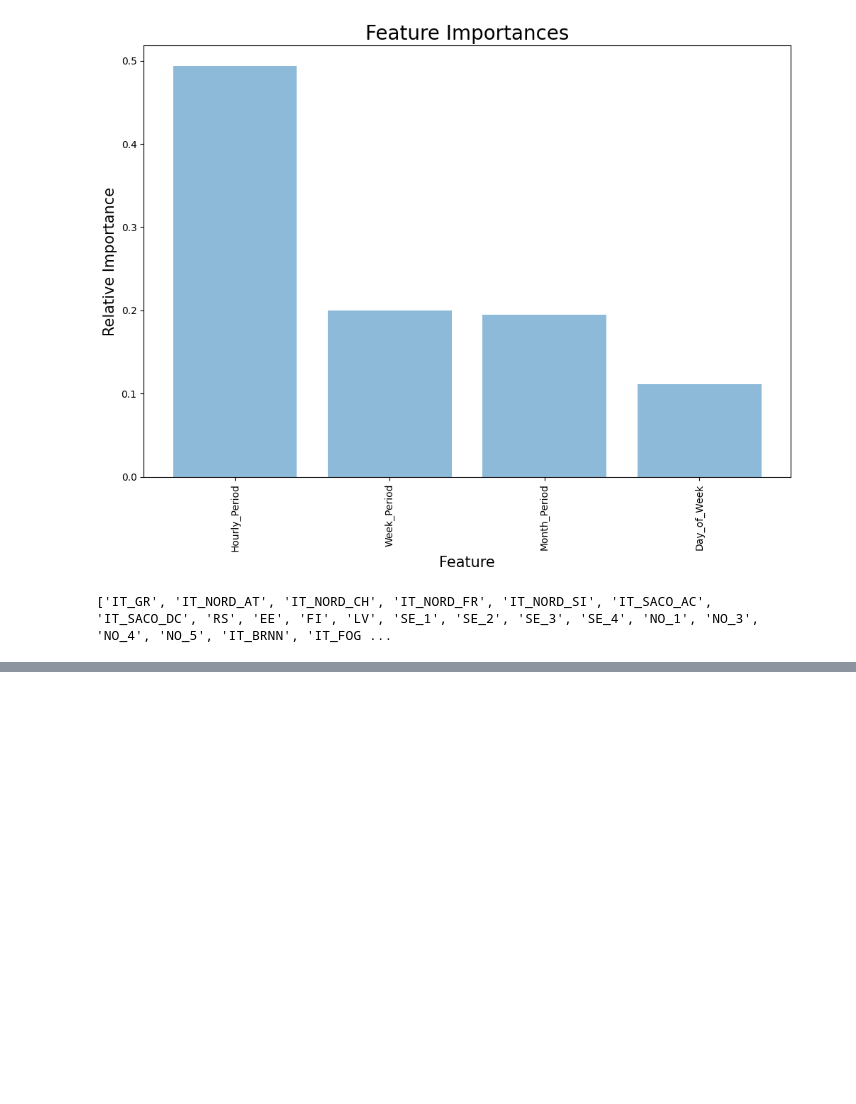
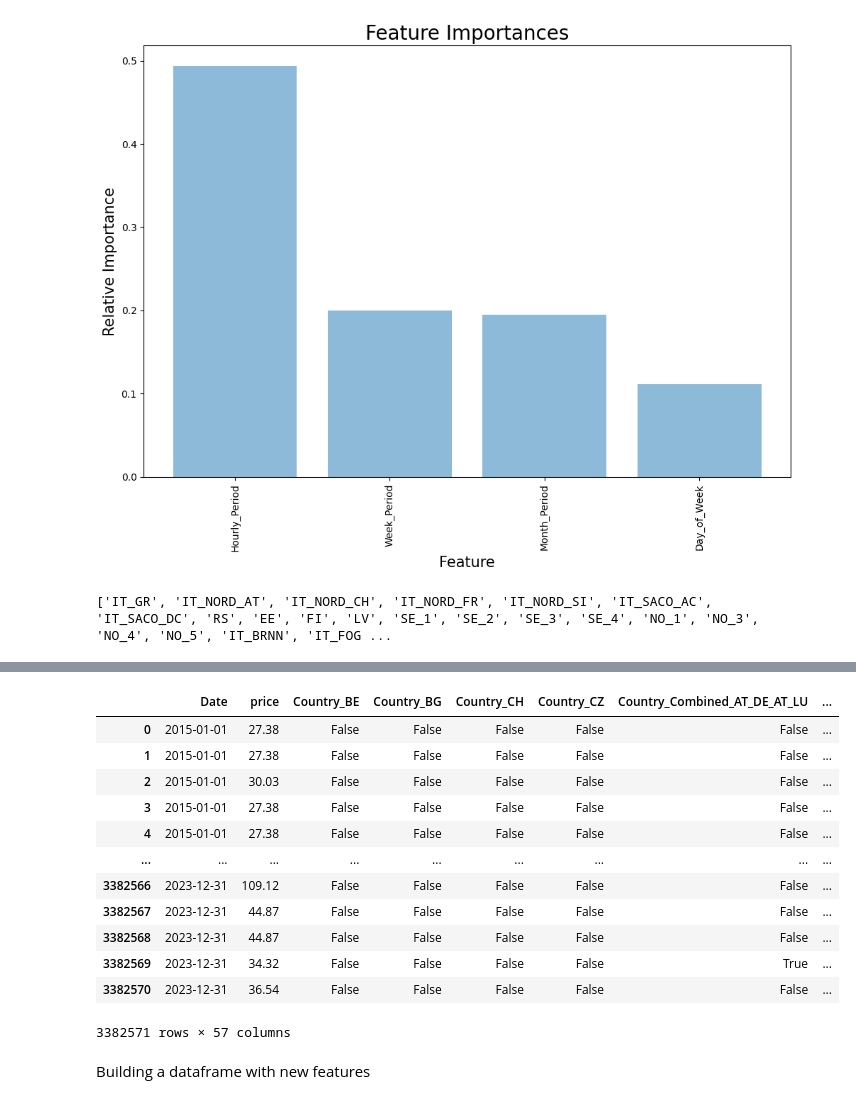
Before and after one commit to hertiemlteam/machine_learning, a Jupyter notebook: machine_learning_energy_forest.ipynb, the cells around one changed output, grey strips where cells are left out. Drawn from its saved outputs; the diff is of its cells as text; code cells hidden in the pictures; blank space fills up the shorter version.

```diff
--- a/machine_learning_energy_forest.ipynb
+++ b/machine_learning_energy_forest.ipynb
@@ -308,0 +351,23 @@ df_with_dummies.head()
+# %%
+result_price_dataframe['Date'] = pd.to_datetime(result_price_dataframe['Date'])
+result_price_dataframe['Hourly_Period'] = result_price_dataframe['Date'].dt.to_period('H')
+result_price_dataframe['Week_Period'] = result_price_dataframe['Date'].dt.to_period('W')
+result_price_dataframe['Day_of_Week'] = result_price_dataframe['Date'].dt.dayofweek
+result_price_dataframe['Month_Period'] = result_price_dataframe['Date'].dt.to_period('W')
+result_price_dataframe
+# %% [output]
+|  | Date | price | Country_BE | Country_BG | Country_CH | Country_CZ | Country_Combined_AT_DE_AT_LU | ... |
+| 0 | 2015-01-01 | 27.38 | False | False | False | False | False | ... |
+| 1 | 2015-01-01 | 27.38 | False | False | False | False | False | ... |
+| 2 | 2015-01-01 | 30.03 | False | False | False | False | False | ... |
+| 3 | 2015-01-01 | 27.38 | False | False | False | False | False | ... |
+| 4 | 2015-01-01 | 27.38 | False | False | False | False | False | ... |
+| ... | ... | ... | ... | ... | ... | ... | ... | ... |
+| 3382566 | 2023-12-31 | 109.12 | False | False | False | False | False | ... |
+| 3382567 | 2023-12-31 | 44.87 | False | False | False | False | False | ... |
+| 3382568 | 2023-12-31 | 44.87 | False | False | False | False | False | ... |
+| 3382569 | 2023-12-31 | 34.32 | False | False | False | False | True | ... |
+| 3382570 | 2023-12-31 | 36.54 | False | False | False | False | False | ... |
+3382571 rows × 57 columns
+# %% [markdown]
+Building a dataframe with new features
```
Also changed, not shown: parts of 19 cells of this notebook, 3 other files.
